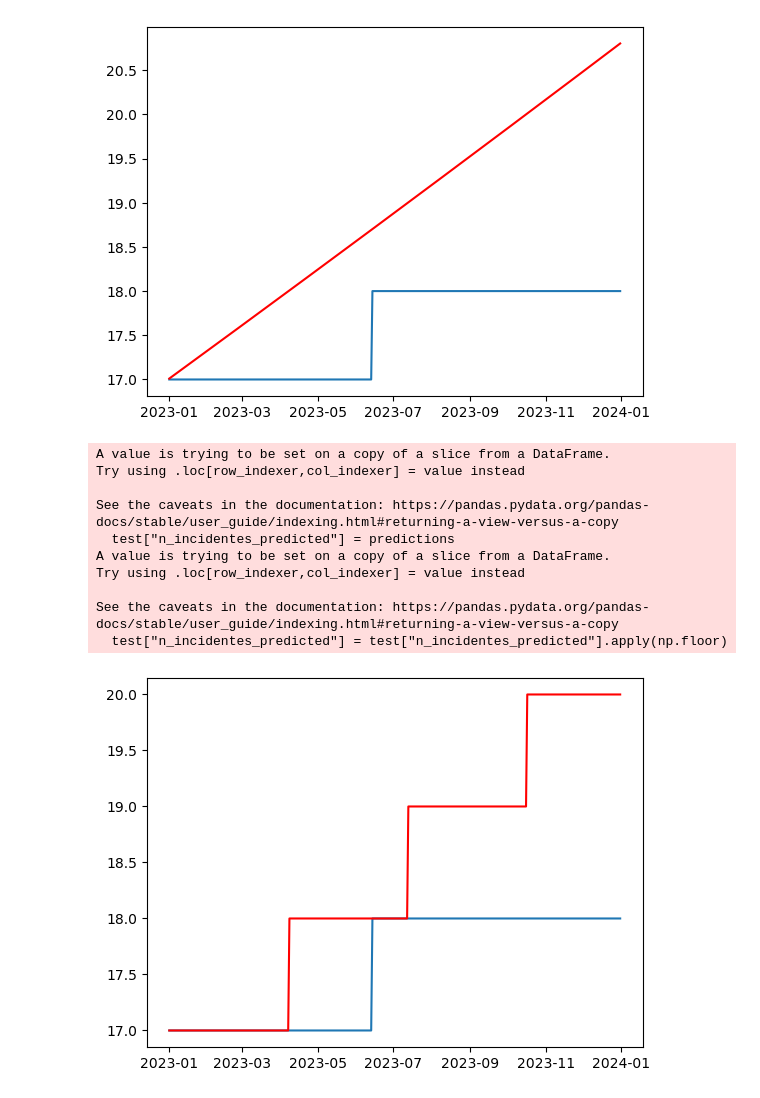
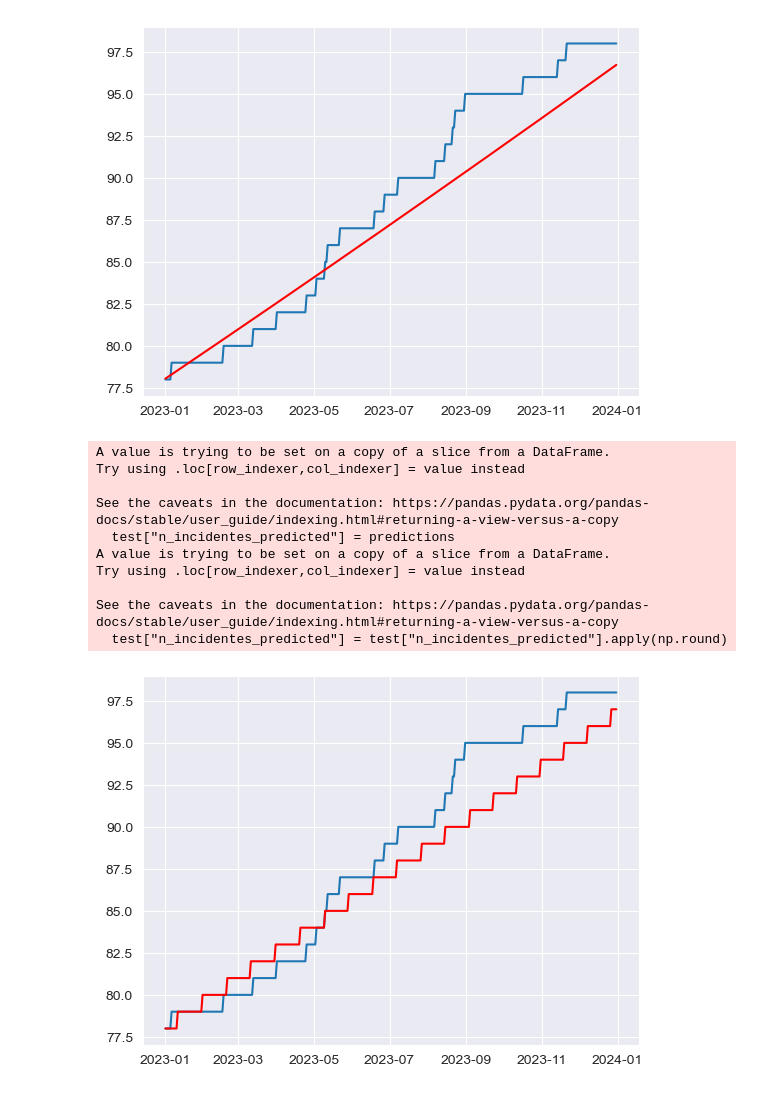
Before and after one commit to Vullkano/pfacd, a Jupyter notebook: src/modeling/modeling_cum.ipynb, the cells around one changed output. Drawn from its saved outputs; the diff is of its cells as text; code cells hidden in the pictures.

Commit message:
sliding model, bad

```diff
--- a/src/modeling/modeling_cum.ipynb
+++ b/src/modeling/modeling_cum.ipynb
@@ -16,11 +16,13 @@ groups = {
 }
 variables_to_not_use = ["codigo_do_relatorio", "distrito", "perc_terc"]
 
-
-# import data/EventosSemAltitudeETal.feather
-df = feather.read_feather(here("data/EventosSemAltitudeETal.feather"))
-df = clean_names(df)
-df
+# EventosFinalCompleto.feather
+eventos_completo = feather.read_feather(here("data/EventosFinalCompleto.feather"))
+# EventosApeans.feather
+eventos = feather.read_feather(here("data/EventosApeans.feather"))
+# DiariosApeans.feather
+diarios = feather.read_feather(here("data/DiariosApeans.feather"))
+eventos_completo
 # %% [output]
 |  | codigo_do_relatorio | concelho | data_do_incidente | nivel_de_tensao | causa_do_incidente | ... |
 | 0 | EDPD_2018_JAN_T_1 | ALMADA | 2018-01-02 | MT | Escavações | ... |
@@ -222,12 +127,9 @@ lisboa
 # %%
-# make arima
-from statsmodels.tsa.ar_model import AutoReg
-from sklearn.metrics import mean_squared_error
 
-# transorm ipma_lisboa to cumulative time series
-cum_ipma = ipma_lisboa.copy()
-cum_ipma["n_incidentes"] = 0
-for event in lisboa.data_do_incidente:
-  cum_ipma.loc[cum_ipma.index >= event, "n_incidentes"] += 1
-cum_ipma
+# transform to cumulative events
+cum_diarios = diarios.copy()
+cum_diarios.set_index(["concelho", 'date'], inplace=True)
+cum_diarios.drop(["distrito"], axis=1, inplace=True)
+eventos.set_index(["concelho", 'data_do_incidente'], inplace=True)
+cum_diarios
 # %% [output]
@@ -254,0 +150,12 @@ plt.show()
+# %%
+from statsmodels.tsa.ar_model import AutoReg
+from sklearn.metrics import mean_squared_error
+
+# to exemplify pick up lisboa
+cum_lisboa = cum_diarios.loc["LISBOA"]
+cum_lisboa["n_incidentes"] = 0
+for evento in eventos.loc["LISBOA"].index:
+  cum_lisboa.loc[evento, "n_incidentes"] = 1
+cum_lisboa["n_incidentes"] = cum_lisboa["n_incidentes"].cumsum()
+# plot
+plt.plot(cum_lisboa.index, cum_lisboa.n_incidentes)
@@ -255,7 +175,7 @@ plt.show()
 # %%
 # split data
-train = cum_ipma[cum_ipma.index.year < 2023]
-test = cum_ipma[cum_ipma.index.year == 2023]
+train = cum_lisboa[cum_lisboa.index.year < 2023]
+test = cum_lisboa[cum_lisboa.index.year == 2023]
 
 # fit model
 model = AutoReg(train.n_incidentes, lags=1)
@@ -267,28 +187,28 @@ plt.plot(test.index, test.n_incidentes)
 plt.plot(test.index, predictions, color='red')
 plt.show()
 # %% [output]
-[figure, old version]
+[figure, new version]
 # %%
 # decode into events
 test["n_incidentes_predicted"] = predictions
 # floor
-test["n_incidentes_predicted"] = test["n_incidentes_predicted"].apply(np.floor)
+test["n_incidentes_predicted"] = test["n_incidentes_predicted"].apply(np.round)
 # plot
 plt.plot(test.index, test.n_incidentes)
 plt.plot(test.index, test.n_incidentes_predicted, color='red')
 plt.show()
 # %% [output]
 A value is trying to be set on a copy of a slice from a DataFrame.
 Try using .loc[row_indexer,col_indexer] = value instead
 
 See the caveats in the documentation: https://pandas.pydata.org/pandas-docs/stable/user_guide/indexing.html#returning-a-view-versus-a-copy
   test["n_incidentes_predicted"] = predictions
 A value is trying to be set on a copy of a slice from a DataFrame.
 Try using .loc[row_indexer,col_indexer] = value instead
 
 See the caveats in the documentation: https://pandas.pydata.org/pandas-docs/stable/user_guide/indexing.html#returning-a-view-versus-a-copy
-  test["n_incidentes_predicted"] = test["n_incidentes_predicted"].apply(np.floor)
+  test["n_incidentes_predicted"] = test["n_incidentes_predicted"].apply(np.round)
-[figure, old version]
+[figure, new version]
 # %%
 # transform into events
 test["n_incidentes_predicted_diff"] = test["n_incidentes_predicted"].diff()
```
Also changed, not shown: parts of 21 cells of this notebook, 1 other file.
